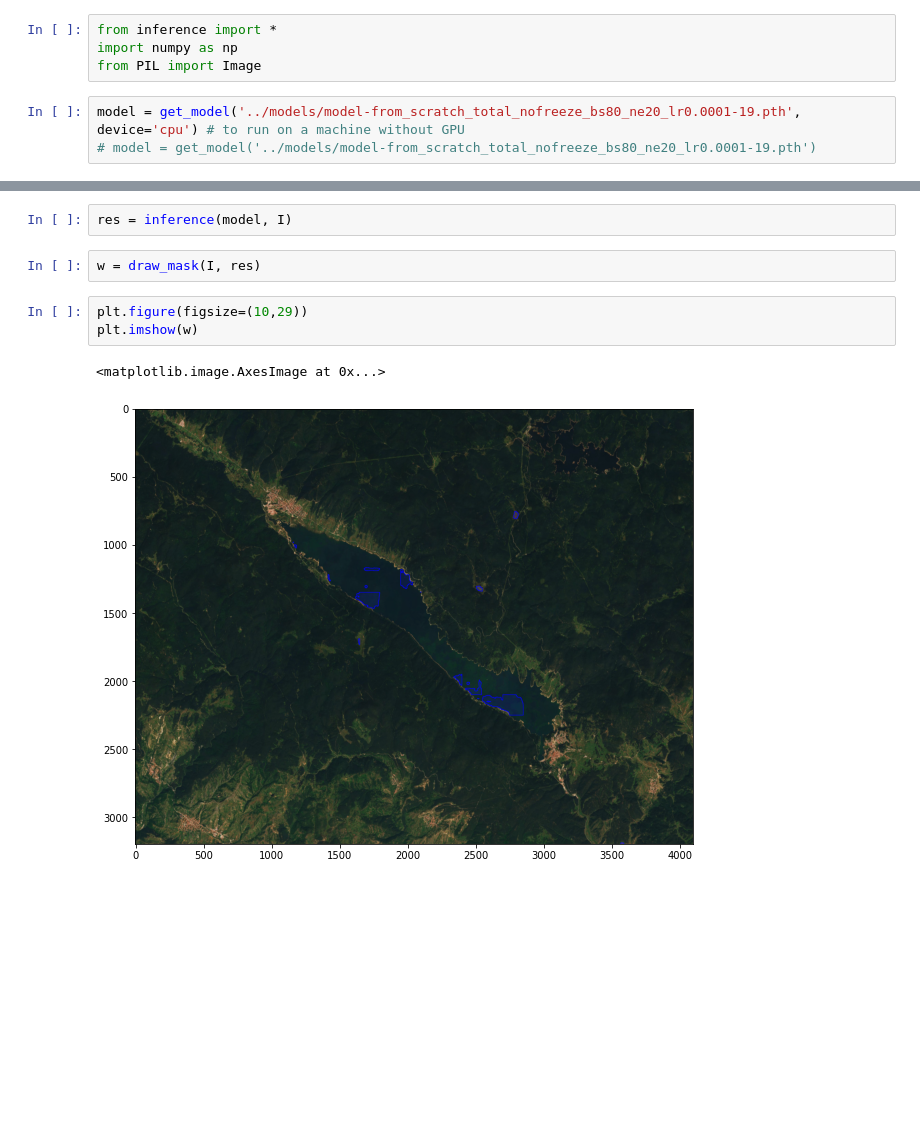
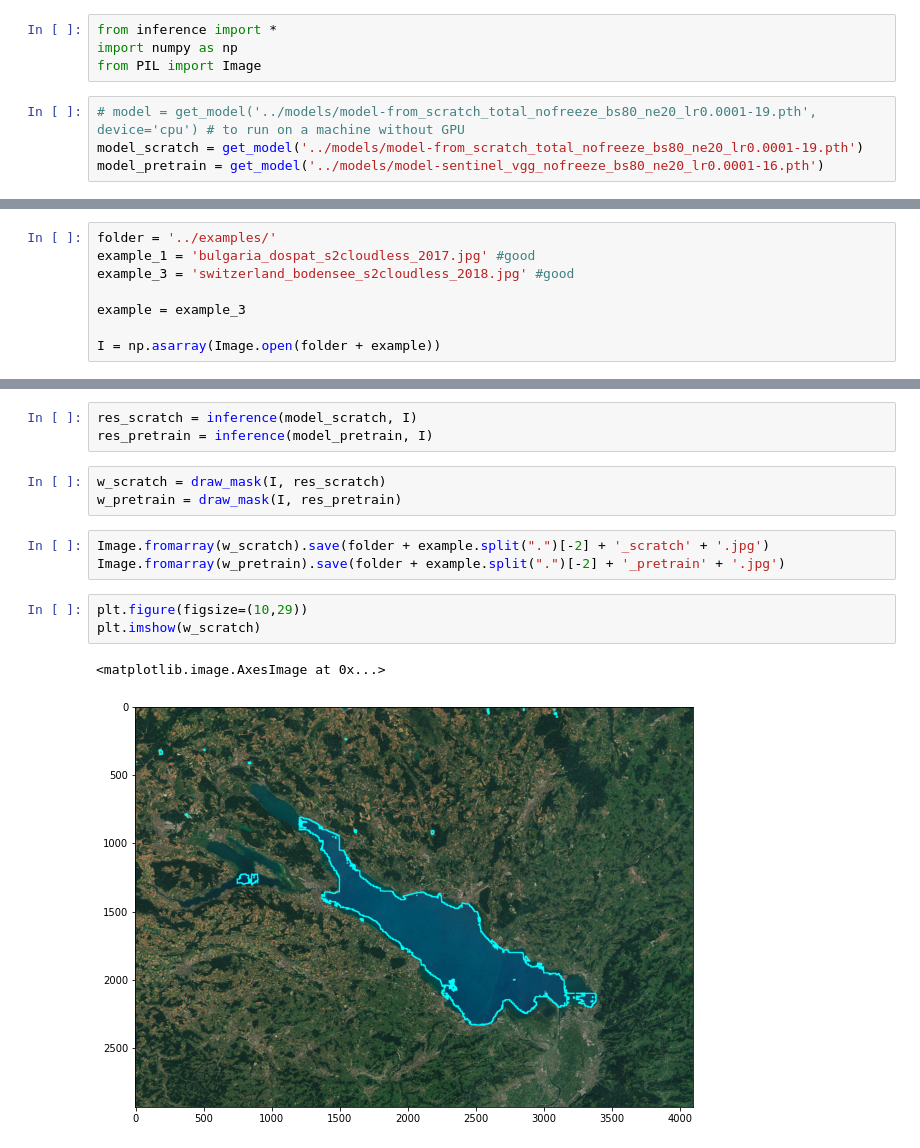
Before and after one commit to od-crypto/aerial, a Jupyter notebook: demo/demo.ipynb, the cells around one changed output, grey strips where cells are left out. Drawn from its saved outputs; the diff is of its cells as text; blank space fills up the shorter version.

Commit message:
Add inference for demo

```diff
--- a/demo/demo.ipynb
+++ b/demo/demo.ipynb
@@ -11,5 +11,6 @@ from inference import *
 import numpy as np
 from PIL import Image
 # %%
-model = get_model('../models/model-from_scratch_total_nofreeze_bs80_ne20_lr0.0001-19.pth', device='cpu') # to run on a machine without GPU
-# model = get_model('../models/model-from_scratch_total_nofreeze_bs80_ne20_lr0.0001-19.pth')
+# model = get_model('../models/model-from_scratch_total_nofreeze_bs80_ne20_lr0.0001-19.pth', device='cpu') # to run on a machine without GPU
+model_scratch = get_model('../models/model-from_scratch_total_nofreeze_bs80_ne20_lr0.0001-19.pth')
+model_pretrain = get_model('../models/model-sentinel_vgg_nofreeze_bs80_ne20_lr0.0001-16.pth')
@@ -18,3 +17,11 @@ I = np.asarray(Image.open('bulgaria_dospat_s2cloudless_2017.jpg'))
+# %%
+folder = '../examples/'
+example_1 = 'bulgaria_dospat_s2cloudless_2017.jpg' #good
+example_3 = 'switzerland_bodensee_s2cloudless_2018.jpg' #good
+
+example = example_3
+
+I = np.asarray(Image.open(folder + example))
 # %%
 plt.figure(figsize=(10,29))
 plt.imshow(I)
@@ -24,10 +31,15 @@ plt.imshow(I)
-# %%
-res = inference(model, I)
-# %%
-w = draw_mask(I, res)
+# %%
+res_scratch = inference(model_scratch, I)
+res_pretrain = inference(model_pretrain, I)
+# %%
+w_scratch = draw_mask(I, res_scratch)
+w_pretrain = draw_mask(I, res_pretrain)
+# %%
+Image.fromarray(w_scratch).save(folder + example.split(".")[-2] + '_scratch' + '.jpg')
+Image.fromarray(w_pretrain).save(folder + example.split(".")[-2] + '_pretrain' + '.jpg')
 # %%
 plt.figure(figsize=(10,29))
-plt.imshow(w)
+plt.imshow(w_scratch)
 # %% [output]
 <matplotlib.image.AxesImage at 0x...>
-[figure, old version]
+[figure, new version]
```
Also changed, not shown: parts of 3 cells of this notebook, 6 other files.
